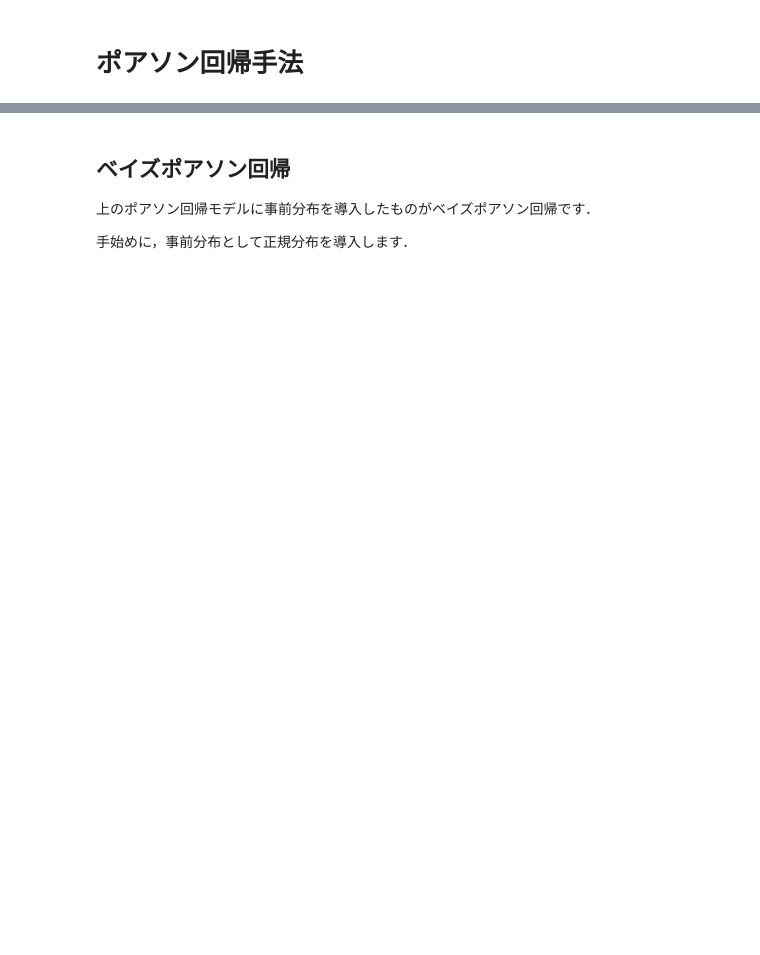
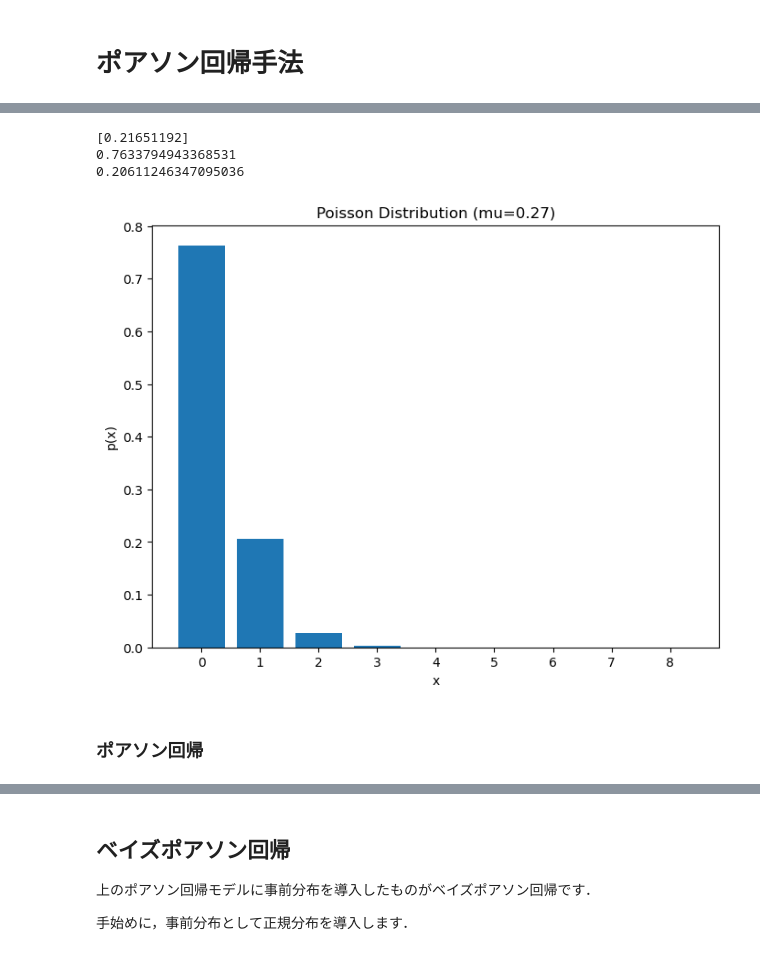
Before and after one commit to LABO-M/Gaussian_process, a Jupyter notebook: Gaussian_Process_Poisson.ipynb, the cells around one changed output, grey strips where cells are left out. Cells and saved outputs as stored; diff of their text form; code cells hidden in the pictures; blank space fills up the shorter version.

```diff
--- a/Gaussian_Process_Poisson.ipynb
+++ b/Gaussian_Process_Poisson.ipynb
@@ -71,0 +119,34 @@ x              0.1080      0.009     11.847      0.000       0.090       0.126
+# %%
+print(np.exp(true_beta * (-2)))
+print(np.exp(- 0.27) )
+print(0.27 * np.exp( - 0.27))
+# %% [output]
+[0.21651192]
+0.7633794943368531
+0.20611246347095036
+# %%
+# 平均0.27のポアソン分布
+import numpy as np
+import matplotlib.pyplot as plt
+from scipy.stats import poisson
+
+# パラメータを設定します。
+mu = 0.27
+
+# ポアソン分布の確率質量関数を計算するためのx値の範囲を定義します。
+x = np.arange(0, 9)
+
+# 確率質量関数を計算します。
+pmf = poisson.pmf(x, mu)
+
+# 結果をプロットします。
+plt.figure(figsize=(8, 6))
+plt.bar(x, pmf, tick_label=x)
+plt.xlabel('x')
+plt.ylabel('p(x)')
+plt.title('Poisson Distribution (mu=0.27)')
+plt.show()
+# %% [output]
+[figure, added]
+# %% [markdown]
+### ポアソン回帰
```
Also changed, not shown: parts of 31 cells of this notebook, 2 other files.
